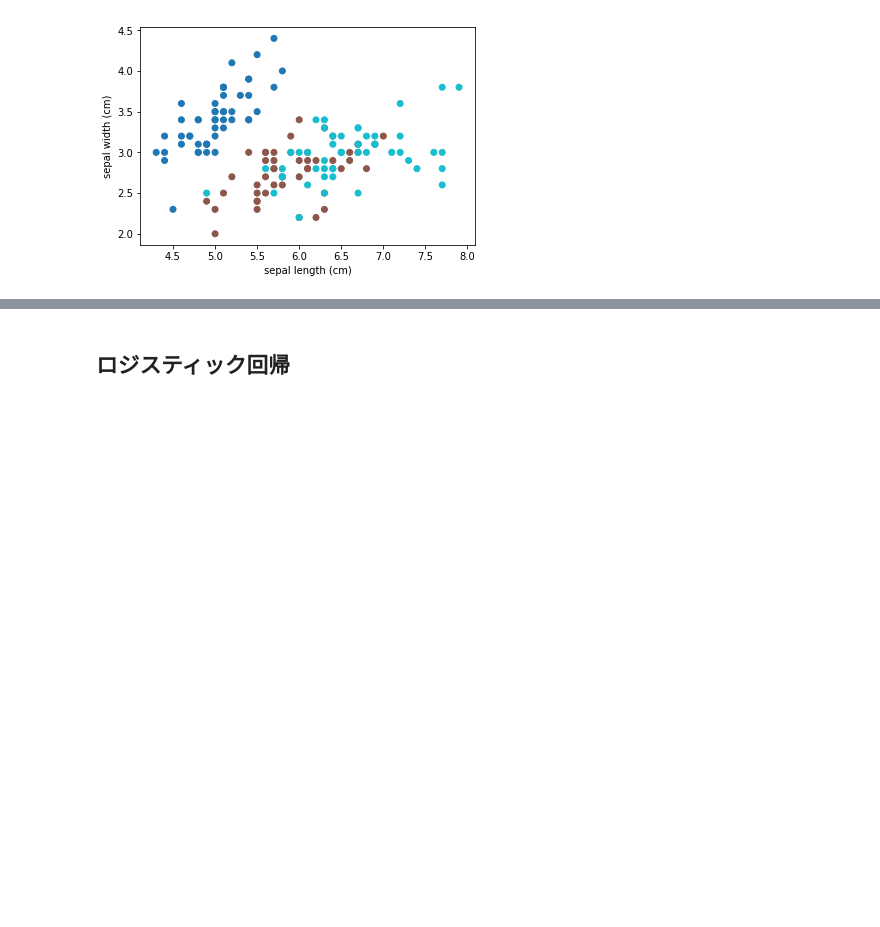
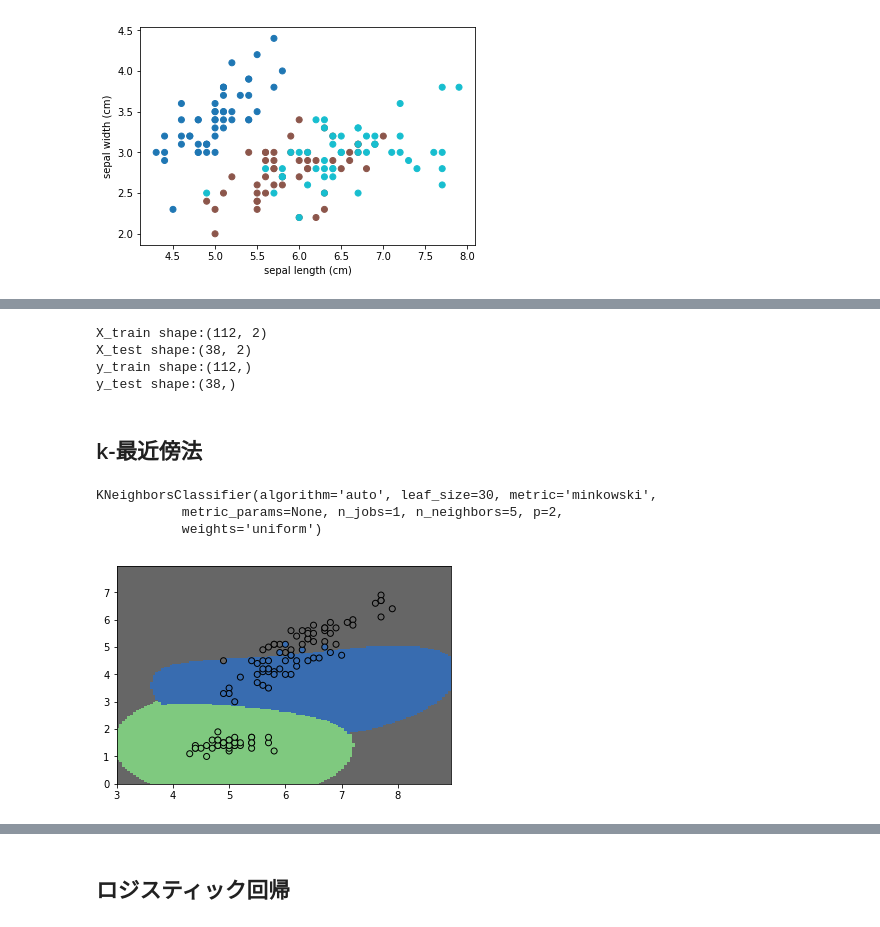
Before and after one commit to qu1sta/sklearn_samples, a Jupyter notebook: classification.ipynb, the cells around one changed output, grey strips where cells are left out. Drawn from its saved outputs; the diff is of its cells as text; code cells hidden in the pictures; blank space fills up the shorter version.

```diff
--- a/classification.ipynb
+++ b/classification.ipynb
@@ -97,0 +126,51 @@ my_scatter(df_X, iris.target, "petal length (cm)", "sepal length (cm)")
+# %%
+# 分類用の関数
+from sklearn.model_selection import train_test_split
+
+# 訓練用とテスト用に分類
+# 特徴量は0番目(sepal length)と一番目（sepal width (cm)）を使用する
+X_train, X_test, y_train, y_test = train_test_split(iris.data[:,[0,2]], iris.target)
+
+print(f"X_train shape:{X_train.shape}")
+print(f"X_test shape:{X_test.shape}")
+print(f"y_train shape:{y_train.shape}")
+print(f"y_test shape:{y_test.shape}")
+# %% [output]
+X_train shape:(112, 2)
+X_test shape:(38, 2)
+y_train shape:(112,)
+y_test shape:(38,)
+# %%
+def my_mesh(model, X, y, x_min, x_max, y_min, y_max):
+    """
+    メッシュ表示する関数
+    """
+    xx, yy = np.meshgrid(np.arange(x_min, x_max, 0.05), np.arange(y_min, y_max, 0.05))
+
+    result_all_mesh = model.predict(np.array([xx.reshape(-1), yy.reshape(-1)]).T)
+    result_all_mesh = result_all_mesh.reshape(xx.shape)
+
+    plt.pcolormesh(xx, yy, result_all_mesh, cmap=plt.cm.Accent)
+    plt.scatter(X[:,0], X[:, 1], c=y, edgecolors='K', cmap=plt.cm.Accent)
+    plt.show()
+# %% [markdown]
+## k-最近傍法
+# %%
+# K最近傍法のクラスを取得
+from sklearn.neighbors import KNeighborsClassifier
+
+# モデル作成
+model = KNeighborsClassifier()
+
+# 学習
+model.fit(X_train, y_train)
+# %% [output]
+KNeighborsClassifier(algorithm='auto', leaf_size=30, metric='minkowski',
+           metric_params=None, n_jobs=1, n_neighbors=5, p=2,
+           weights='uniform')
+# %%
+# 可視化
+# 学習に使用したデータ
+my_mesh(model, X_train, y_train, 3, 9, 0, 8)
+# %% [output]
+[figure, added]
```
Also changed, not shown: parts of 31 cells of this notebook.
